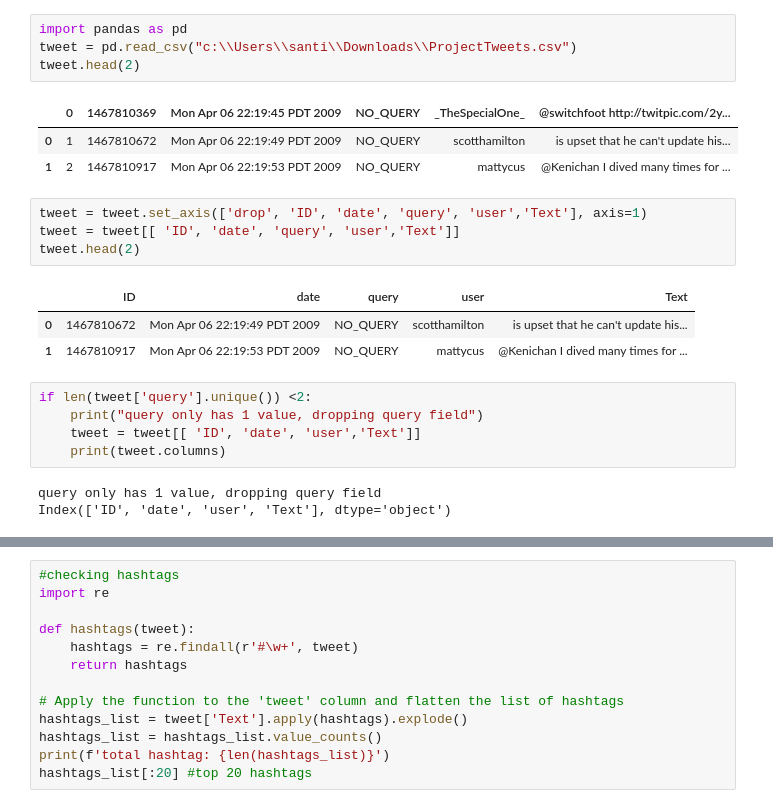
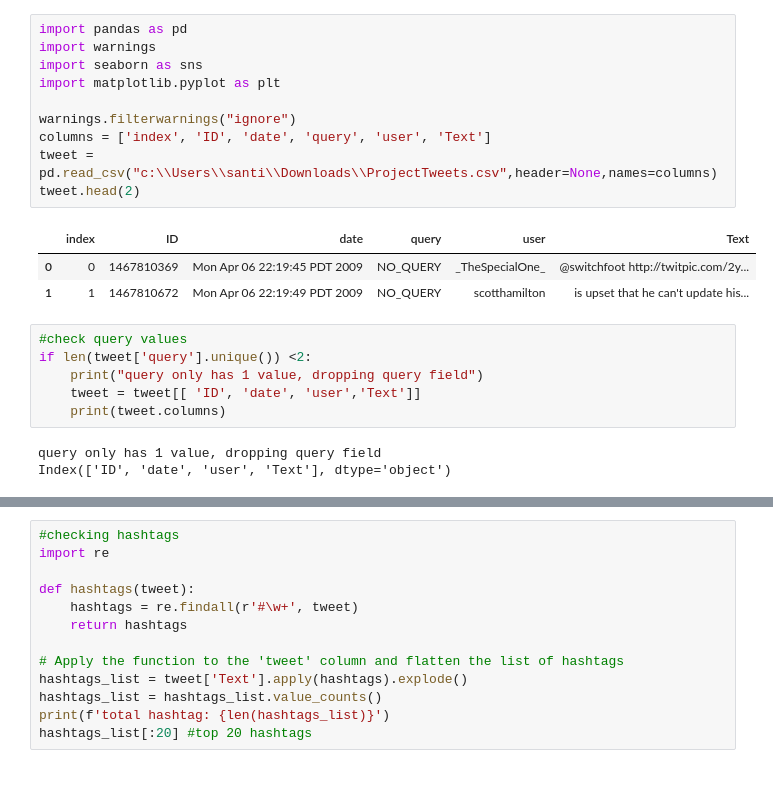
Before and after one commit to alexCCTcollege/CA2, a Jupyter notebook: EDA.ipynb, the cells around one changed output, grey strips where cells are left out. Drawn from its saved outputs; the diff is of its cells as text; blank space fills up the shorter version.

```diff
--- a/EDA.ipynb
+++ b/EDA.ipynb
@@ -1,20 +1,19 @@
 # %%
 import pandas as pd
-tweet = pd.read_csv("c:\\Users\\santi\\Downloads\\ProjectTweets.csv")
+import warnings
+import seaborn as sns
+import matplotlib.pyplot as plt
+
+warnings.filterwarnings("ignore")
+columns = ['index', 'ID', 'date', 'query', 'user', 'Text']
+tweet = pd.read_csv("c:\\Users\\santi\\Downloads\\ProjectTweets.csv",header=None,names=columns)
 tweet.head(2)
 # %% [output]
-|  | 0 | 1467810369 | Mon Apr 06 22:19:45 PDT 2009 | NO_QUERY | _TheSpecialOne_ | @switchfoot http://twitpic.com/2y... |
-| 0 | 1 | 1467810672 | Mon Apr 06 22:19:49 PDT 2009 | NO_QUERY | scotthamilton | is upset that he can't update his... |
-| 1 | 2 | 1467810917 | Mon Apr 06 22:19:53 PDT 2009 | NO_QUERY | mattycus | @Kenichan I dived many times for ... |
+|  | index | ID | date | query | user | Text |
+| 0 | 0 | 1467810369 | Mon Apr 06 22:19:45 PDT 2009 | NO_QUERY | _TheSpecialOne_ | @switchfoot http://twitpic.com/2y... |
+| 1 | 1 | 1467810672 | Mon Apr 06 22:19:49 PDT 2009 | NO_QUERY | scotthamilton | is upset that he can't update his... |
-# %%
-tweet = tweet.set_axis(['drop', 'ID', 'date', 'query', 'user','Text'], axis=1)
-tweet = tweet[[ 'ID', 'date', 'query', 'user','Text']]
-tweet.head(2)
-# %% [output]
-|  | ID | date | query | user | Text |
-| 0 | 1467810672 | Mon Apr 06 22:19:49 PDT 2009 | NO_QUERY | scotthamilton | is upset that he can't update his... |
-| 1 | 1467810917 | Mon Apr 06 22:19:53 PDT 2009 | NO_QUERY | mattycus | @Kenichan I dived many times for ... |
 # %%
+#check query values
 if len(tweet['query'].unique()) <2:
     print("query only has 1 value, dropping query field")
     tweet = tweet[[ 'ID', 'date', 'user','Text']]
```
Also changed, not shown: parts of 26 cells of this notebook.
